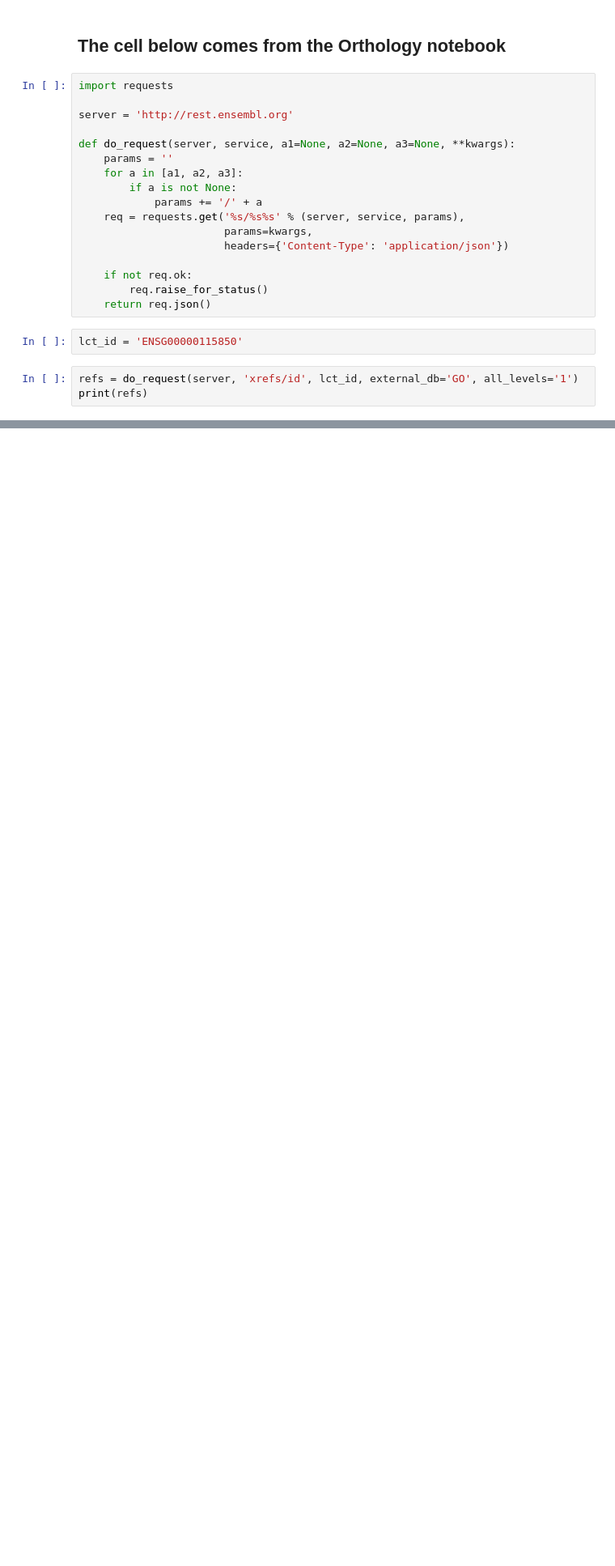
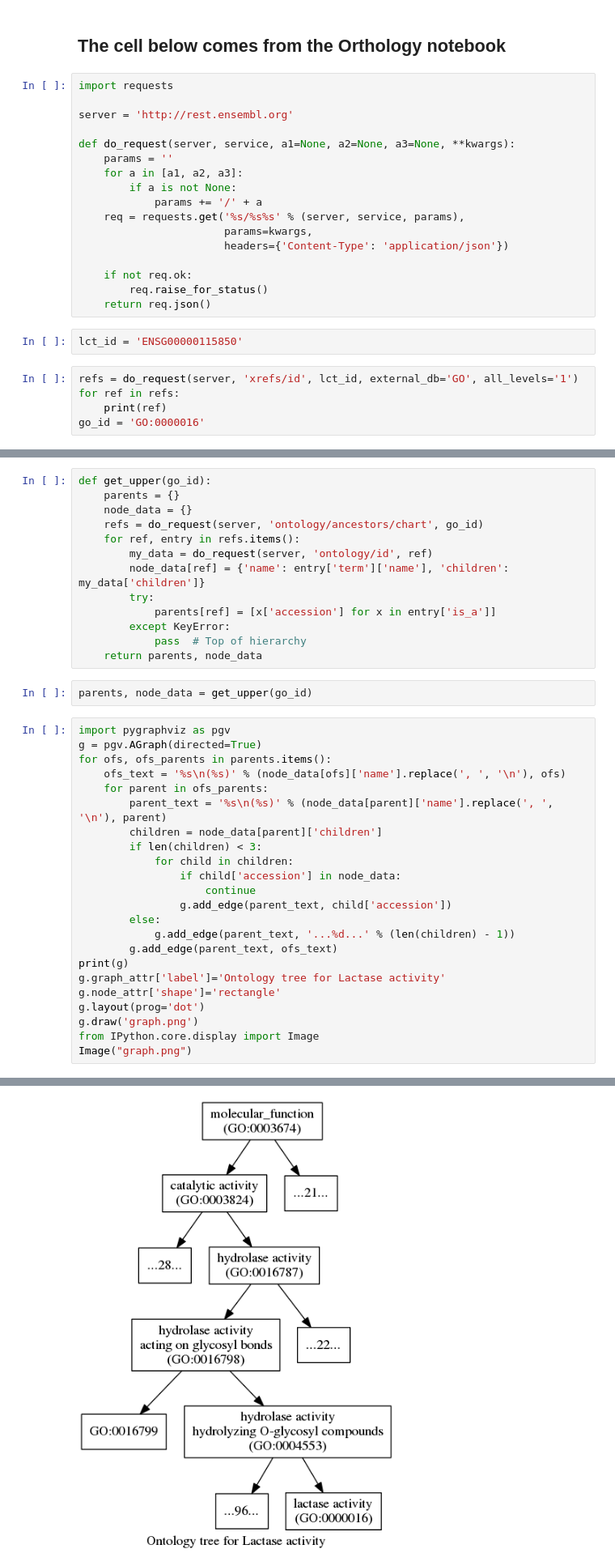
Before and after one commit to tiagoantao/bioinf-python, a Jupyter notebook: notebooks/02_Genomes/Gene_Ontology.ipynb, the cells around one changed output, grey strips where cells are left out. Shown at 81% size. Cells and saved outputs as stored; diff of their text form; blank space fills up the shorter version.

Commit message:
gene ontology

```diff
--- a/notebooks/02_Genomes/Gene_Ontology.ipynb
+++ b/notebooks/02_Genomes/Gene_Ontology.ipynb
@@ -21,5 +21,7 @@ def do_request(server, service, a1=None, a2=None, a3=None, **kwargs):
 lct_id = 'ENSG00000115850'
 # %%
 refs = do_request(server, 'xrefs/id', lct_id, external_db='GO', all_levels='1')
-print(refs)
+for ref in refs:
+    print(ref)
+go_id = 'GO:0000016'
 # %% [output]
@@ -26,0 +86,39 @@ print(refs)
+# %%
+def get_upper(go_id):
+    parents = {}
+    node_data = {}
+    refs = do_request(server, 'ontology/ancestors/chart', go_id)
+    for ref, entry in refs.items():
+        my_data = do_request(server, 'ontology/id', ref)
+        node_data[ref] = {'name': entry['term']['name'], 'children': my_data['children']}
+        try:
+            parents[ref] = [x['accession'] for x in entry['is_a']]
+        except KeyError:
+            pass  # Top of hierarchy
+    return parents, node_data
+# %%
+parents, node_data = get_upper(go_id)
+# %%
+import pygraphviz as pgv
+g = pgv.AGraph(directed=True)
+for ofs, ofs_parents in parents.items():
+    ofs_text = '%s\n(%s)' % (node_data[ofs]['name'].replace(', ', '\n'), ofs)
+    for parent in ofs_parents:
+        parent_text = '%s\n(%s)' % (node_data[parent]['name'].replace(', ', '\n'), parent)
+        children = node_data[parent]['children']
+        if len(children) < 3:
+            for child in children:
+                if child['accession'] in node_data:
+                    continue
+                g.add_edge(parent_text, child['accession'])
+        else:
+            g.add_edge(parent_text, '...%d...' % (len(children) - 1))
+        g.add_edge(parent_text, ofs_text)
+print(g)
+g.graph_attr['label']='Ontology tree for Lactase activity'
+g.node_attr['shape']='rectangle'
+g.layout(prog='dot')
+g.draw('graph.png')
+from IPython.core.display import Image
+Image("graph.png")
+# %% [output]
@@ -27 +142,2 @@ print(refs)
+[figure, added]
 # %%
```
Also changed, not shown: parts of 7 cells of this notebook.
